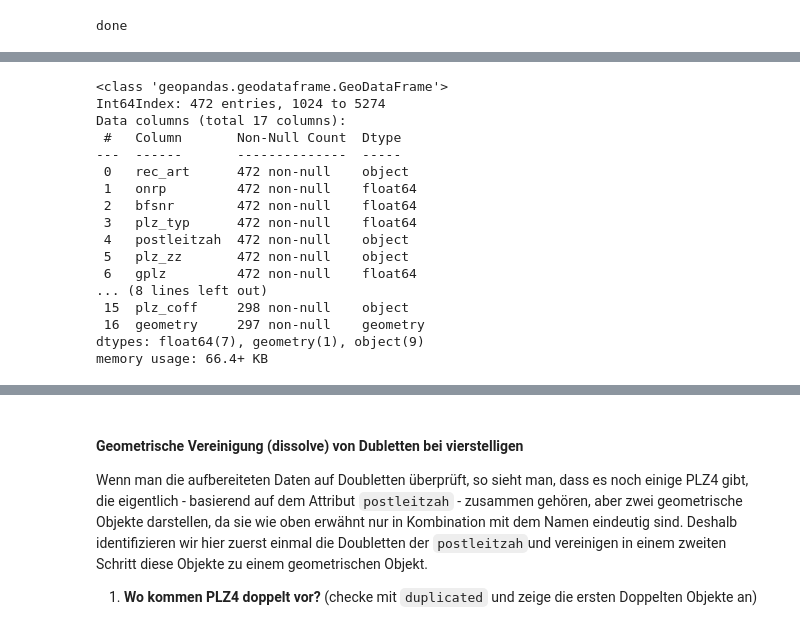
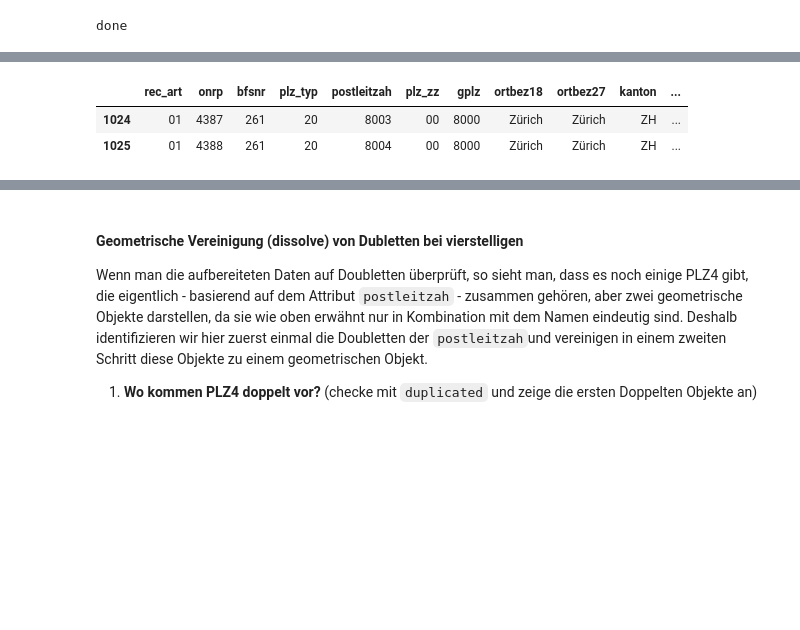
Before and after one commit to mirodietiker/myPy, a Jupyter notebook: covid_impfquote_plz/covid19_impfquote_ktzh.ipynb, the cells around one changed output, grey strips where cells are left out. Cells and saved outputs as stored; diff of their text form; code cells hidden in the pictures; blank space fills up the shorter version.

```diff
--- a/covid_impfquote_plz/covid19_impfquote_ktzh.ipynb
+++ b/covid_impfquote_plz/covid19_impfquote_ktzh.ipynb
@@ -108,23 +108,9 @@ gdf_plz6_ch.head()
 # %%
 gdf_plz6_ktzh = gdf_plz6_ch.query('kanton =="ZH"')
 #gdf_plz6_ktzh = gdf_plz6_ch.query('kanton =="ZH" & plz_coff =="J"')
-#gdf_plz6_ktzh.head(200)
-gdf_plz6_ktzh.info()
+gdf_plz6_ktzh.head(2)
+#gdf_plz6_ktzh.info()
 # %% [output]
-<class 'geopandas.geodataframe.GeoDataFrame'>
-Int64Index: 472 entries, 1024 to 5274
-Data columns (total 17 columns):
- #   Column       Non-Null Count  Dtype
----  ------       --------------  -----
- 0   rec_art      472 non-null    object
- 1   onrp         472 non-null    float64
- 2   bfsnr        472 non-null    float64
- 3   plz_typ      472 non-null    float64
- 4   postleitzah  472 non-null    object
- 5   plz_zz       472 non-null    object
- 6   gplz         472 non-null    float64
-... (8 lines left out)
- 15  plz_coff     298 non-null    object
- 16  geometry     297 non-null    geometry
-dtypes: float64(7), geometry(1), object(9)
-memory usage: 66.4+ KB
+|  | rec_art | onrp | bfsnr | plz_typ | postleitzah | plz_zz | gplz | ortbez18 | ortbez27 | kanton | ... |
+| 1024 | 01 | 4387 | 261 | 20 | 8003 | 00 | 8000 | Zürich | Zürich | ZH | ... |
+| 1025 | 01 | 4388 | 261 | 20 | 8004 | 00 | 8000 | Zürich | Zürich | ZH | ... |
```
Also changed, not shown: parts of 27 cells of this notebook, 1 other file.
